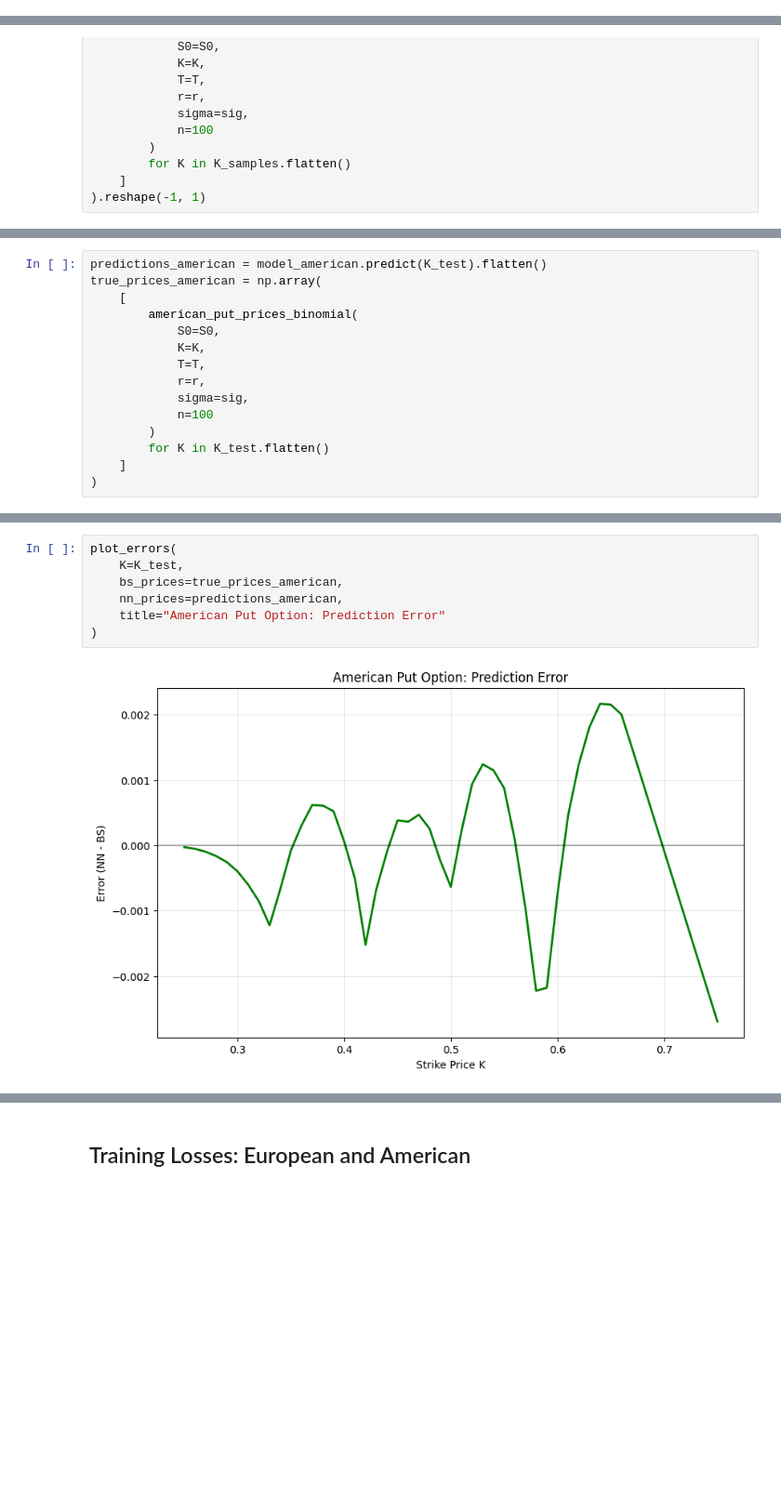
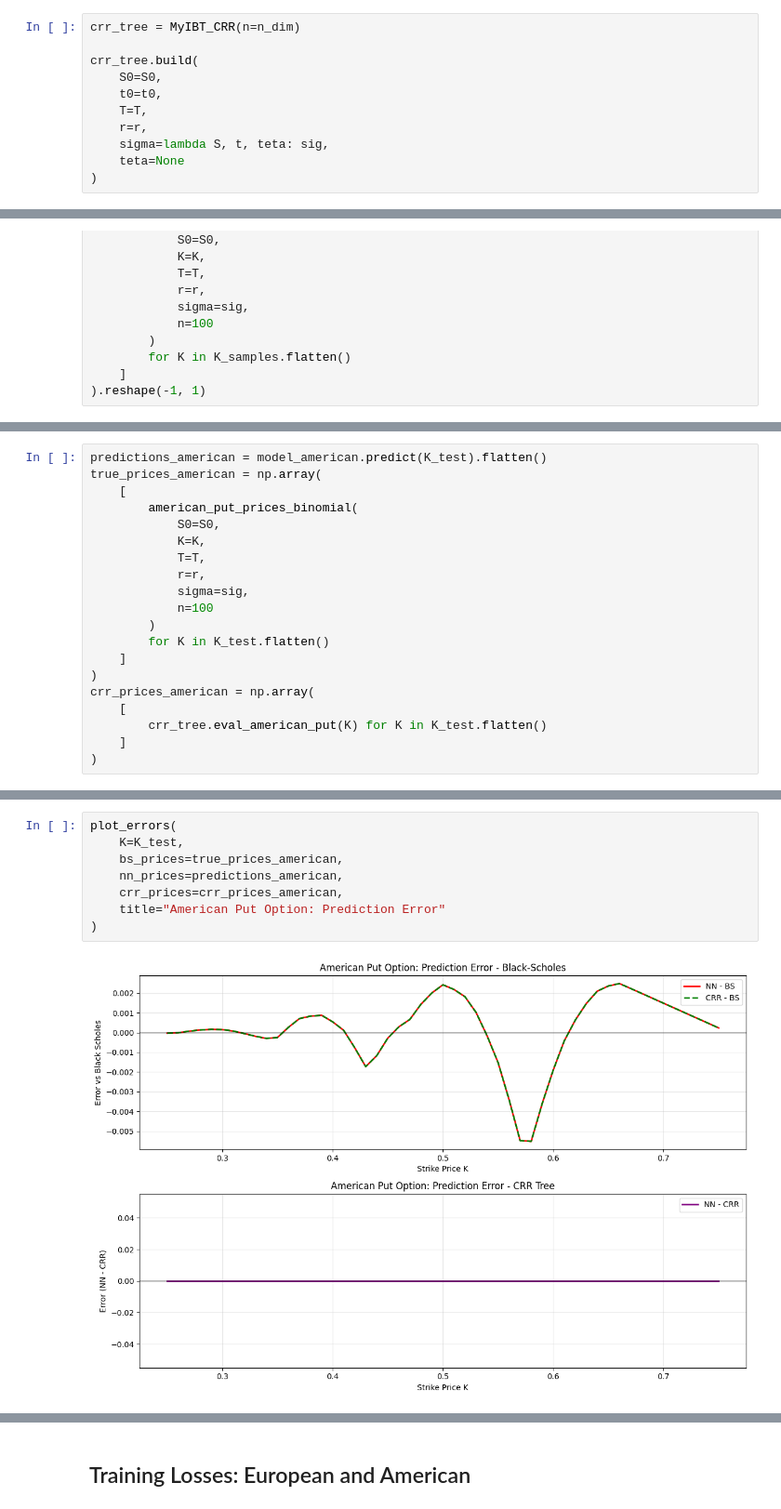
Before and after one commit to wlcmtunknwndth/BTNet-BS, a Jupyter notebook: btnn-bs-torch.ipynb, the cells around one changed output, grey strips where cells are left out. Shown at 93% size. Saved outputs shown, nothing was run; the diff lists cells and outputs as text; blank space fills up the shorter version.

```diff
--- a/btnn-bs-torch.ipynb
+++ b/btnn-bs-torch.ipynb
@@ -662,6 +676,17 @@ nK = 500
 # Sample
 K_samples = np.random.uniform(K_min, K_max, nK).reshape(-1, 1)
 K_test = np.linspace(K_min, K_max, 51).reshape(-1, 1)
+# %%
+crr_tree = MyIBT_CRR(n=n_dim)
+
+crr_tree.build(
+    S0=S0,
+    t0=t0,
+    T=T,
+    r=r,
+    sigma=lambda S, t, teta: sig,
+    teta=None
+)
 # %% [markdown]
 ### Test European Put Option
 # %%
@@ -757,6 +787,11 @@ true_prices_american = np.array(
         for K in K_test.flatten()
     ]
 )
+crr_prices_american = np.array(
+    [
+        crr_tree.eval_american_put(K) for K in K_test.flatten()
+    ]
+)
 # %%
 plot_comparison(
     K=K_test,
@@ -769,9 +805,10 @@ plot_comparison(
 # %%
 plot_errors(
     K=K_test,
     bs_prices=true_prices_american,
     nn_prices=predictions_american,
+    crr_prices=crr_prices_american,
     title="American Put Option: Prediction Error"
 )
 # %% [output]
-[figure, old version]
+[figure, new version]
```
Also changed, not shown: parts of 12 cells of this notebook, 1 other file.
